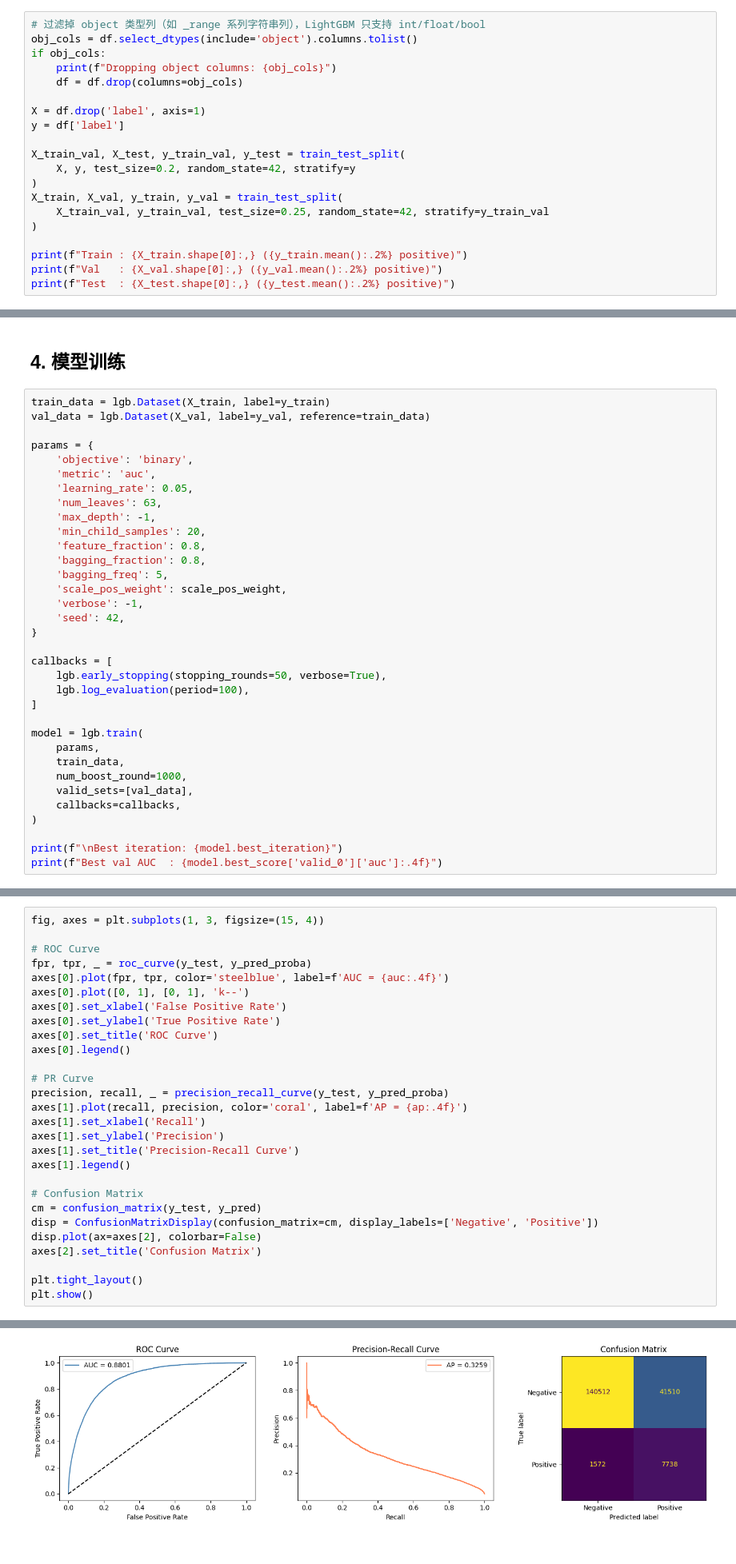
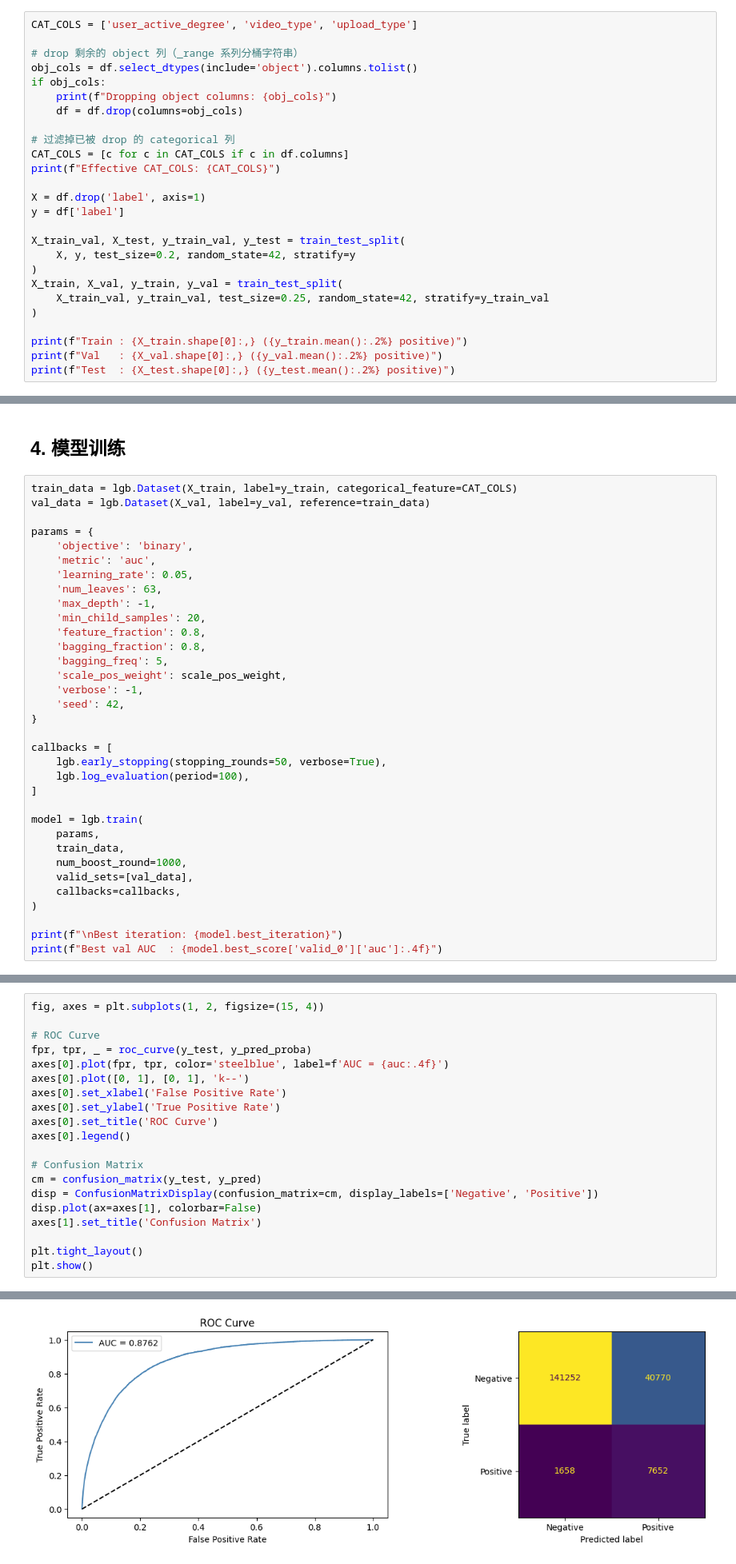
Before and after one commit to Ning-Guo/mb_interview, a Jupyter notebook: 03_model_training.ipynb, the cells around one changed output, grey strips where cells are left out. Shown at 80% size. Cells and saved outputs as stored; diff of their text form.

```diff
--- a/03_model_training.ipynb
+++ b/03_model_training.ipynb
@@ -49,11 +48,17 @@ Positive rate  : 4.87%
 
 按 6:2:2 比例划分，使用 `stratify` 保持各集合正负样本比例一致。
 # %%
-# 过滤掉 object 类型列（如 _range 系列字符串列），LightGBM 只支持 int/float/bool
+CAT_COLS = ['user_active_degree', 'video_type', 'upload_type']
+
+# drop 剩余的 object 列（_range 系列分桶字符串）
 obj_cols = df.select_dtypes(include='object').columns.tolist()
 if obj_cols:
     print(f"Dropping object columns: {obj_cols}")
     df = df.drop(columns=obj_cols)
+
+# 过滤掉已被 drop 的 categorical 列
+CAT_COLS = [c for c in CAT_COLS if c in df.columns]
+print(f"Effective CAT_COLS: {CAT_COLS}")
 
 X = df.drop('label', axis=1)
 y = df['label']
@@ -93,7 +99,7 @@ scale_pos_weight: 19.55
 # %% [markdown]
 ## 4. 模型训练
 # %%
-train_data = lgb.Dataset(X_train, label=y_train)
+train_data = lgb.Dataset(X_train, label=y_train, categorical_feature=CAT_COLS)
 val_data = lgb.Dataset(X_val, label=y_val, reference=train_data)
 
 params = {
@@ -162,5 +154,5 @@ weighted avg       0.95      0.77      0.84    191332
 # %%
-fig, axes = plt.subplots(1, 3, figsize=(15, 4))
+fig, axes = plt.subplots(1, 2, figsize=(15, 4))
 
 # ROC Curve
 fpr, tpr, _ = roc_curve(y_test, y_pred_proba)
@@ -171,19 +163,11 @@ axes[0].set_ylabel('True Positive Rate')
 axes[0].set_title('ROC Curve')
 axes[0].legend()
 
-# PR Curve
-precision, recall, _ = precision_recall_curve(y_test, y_pred_proba)
-axes[1].plot(recall, precision, color='coral', label=f'AP = {ap:.4f}')
-axes[1].set_xlabel('Recall')
-axes[1].set_ylabel('Precision')
-axes[1].set_title('Precision-Recall Curve')
-axes[1].legend()
-
 # Confusion Matrix
 cm = confusion_matrix(y_test, y_pred)
 disp = ConfusionMatrixDisplay(confusion_matrix=cm, display_labels=['Negative', 'Positive'])
-disp.plot(ax=axes[2], colorbar=False)
-axes[2].set_title('Confusion Matrix')
+disp.plot(ax=axes[1], colorbar=False)
+axes[1].set_title('Confusion Matrix')
 
 plt.tight_layout()
 plt.show()
@@ -191,4 +176,4 @@ plt.show()
-[figure, old version]
+[figure, new version]
 # %% [markdown]
 ## 6. 特征重要性
 # %%
```
Also changed, not shown: parts of 13 cells of this notebook, 3 other files.
